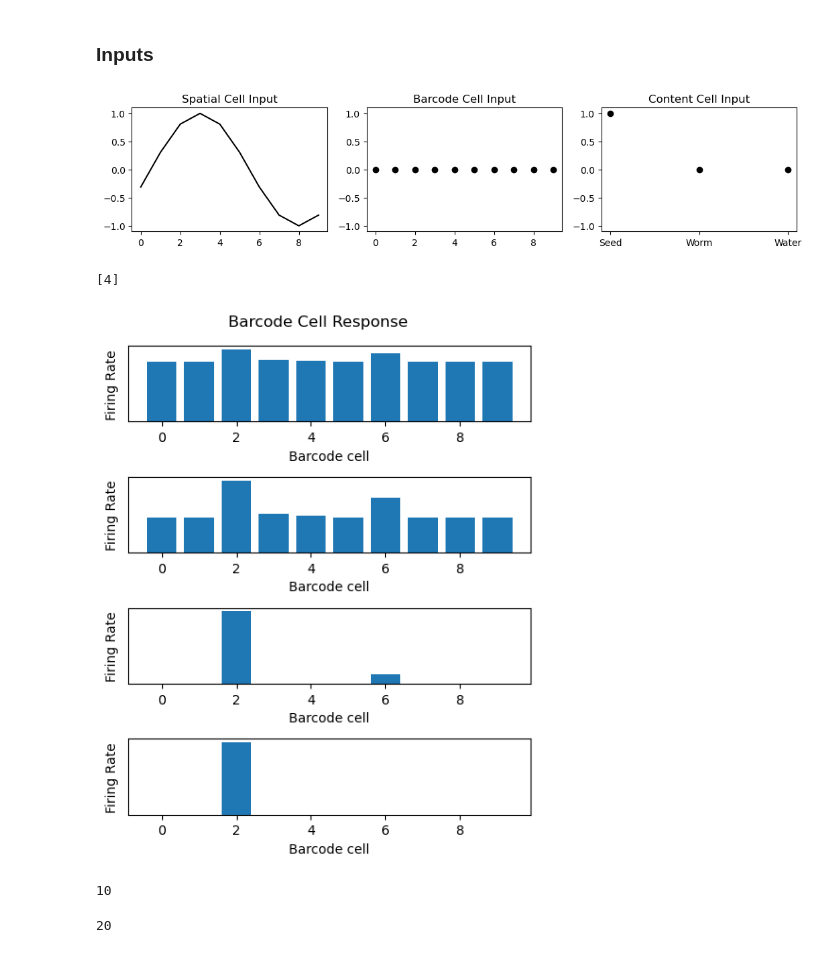
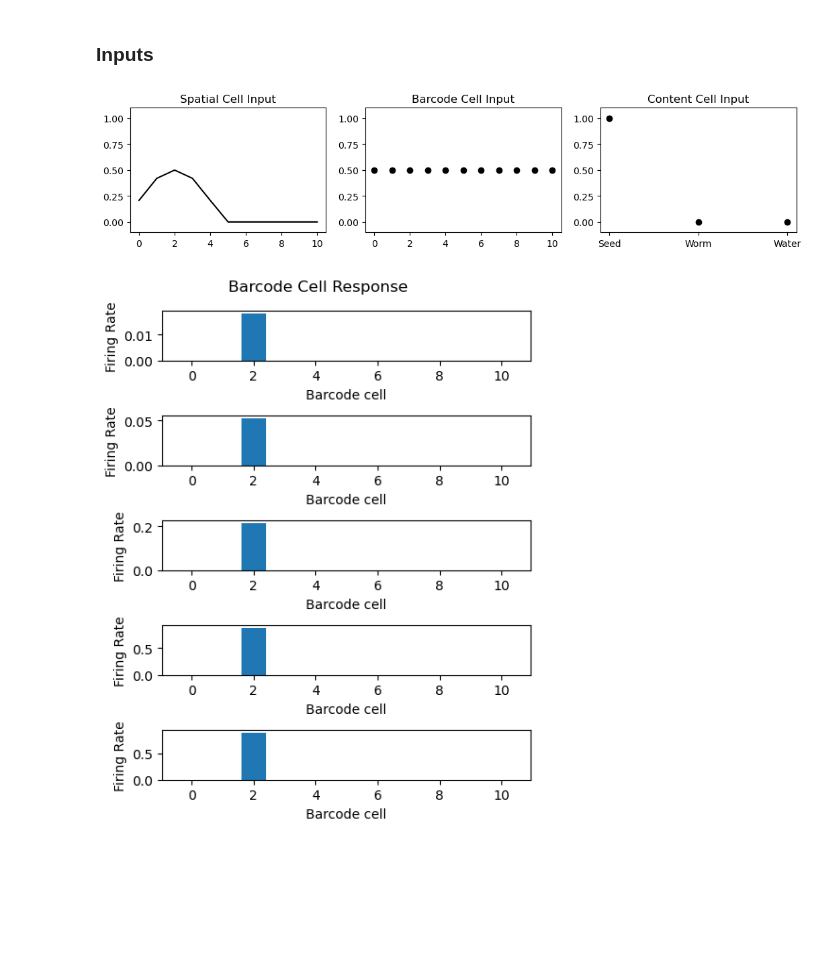
Before and after one commit to chingf/barcodes, a Jupyter notebook: Sandbox.ipynb, the cells around one changed output. Cells and saved outputs as stored; diff of their text form; code cells hidden in the pictures; blank space fills up the shorter version.

```diff
--- a/Sandbox.ipynb
+++ b/Sandbox.ipynb
@@ -114,7 +142,9 @@ def get_activity(
 # Capacity Plots
 # %%
 i = np.zeros(N)
-i[s_start:s_end] = make_bump(n_spatial, 3)
+i[s_start:s_end] = make_bump(n_spatial, 3, vm_params=(5,0.85))*0.02
+i[s_start:s_end] = make_bump(n_spatial, 3, vm_params=None)*0.5
+i[b_start:b_end] = 0.
 
 fig, axs = plt.subplots(1, 3, figsize=(6.4*2, 4.8*0.5))
 axs[0].plot(i[s_start:s_end], color='k')
@@ -125,6 +155,6 @@ axs[1].set_title('Barcode Cell Input')
 axs[2].set_title('Content Cell Input')
 axs[2].set_xticks([0,1,2], ['Seed', 'Worm', 'Water'])
 for ax in axs:
-    ax.set_ylim(-1.1, 1.1)
+    ax.set_ylim(-.1, 1.1)
 plt.show()
 # %% [output]
@@ -132,5 +162,5 @@ plt.show()
 # %%
-T = 10
+T = 20
 noise_std = 0.
 temps = [0.5, 1, 3, 10]
 fig, axs = plt.subplots(4, 1, figsize=(6.4*0.75, 4.8*1.25))
@@ -149,7 +179,6 @@ for temp_idx, temp in enumerate(temps):
     for t in range(T):
         line = T_lines[t]
         axs[temp_idx].plot(line, label=t, color=color[t])
-        axs[temp_idx].set_yticks([])
         axs[temp_idx].set_ylabel('Firing Rate')
         axs[temp_idx].set_xlabel('Current Location')
 plt.suptitle('Seed Cell Response')
@@ -188,5 +255,5 @@ plt.show()
 # %%
-T = 10
+T = 20
 noise_std = 0.
 temps = [0.5, 1, 3, 10]
 fig, axs = plt.subplots(4, 1, figsize=(6.4*0.75, 4.8*1.25))
@@ -248,7 +315,8 @@ plt.show()
 # %%
 # Given current location and seed type, what's the spatial gradient?
 i = np.zeros(N)
-i[s_start:s_end] = make_bump(n_spatial, 3)
+i[s_start:s_end] = make_bump(n_spatial, 2, vm_params=None)*0.5
+i[b_start:b_end] = 0.5
 i[SEED] = 1
 
 fig, axs = plt.subplots(1, 3, figsize=(6.4*2, 4.8*0.5))
@@ -260,51 +328,40 @@ axs[1].set_title('Barcode Cell Input')
 axs[2].set_title('Content Cell Input')
 axs[2].set_xticks([0,1,2], ['Seed', 'Worm', 'Water'])
 for ax in axs:
-    ax.set_ylim(-1.1, 1.1)
+    ax.set_ylim(-.1, 1.1)
 plt.show()
 # %% [output]
-[figure, old version]
+[figure, new version]
-# %%
-curr_loc
-# %% [output]
-[4]
 # %%
 from scipy.stats import sem
 # %%
-T = 10
-plot_t = 2
-iters = 20
+T = 20
+plot_t = 19
+iters = 40
 noise_std = 0.
-temps = [0.5, 1, 3, 10]
-fig, axs = plt.subplots(4, 1, figsize=(6.4*0.75, 4.8*1.25))
+temps = [0.3, 0.5, 1, 3, 10]
+fig, axs = plt.subplots(5, 1, figsize=(6.4*0.75, 4.8*1.25))
 
 for temp_idx, temp in enumerate(temps):
     X = []
     for _ in range(iters):
         i = np.zeros(N)
-        i[s_start:s_end] = make_bump(n_spatial, curr_loc[0]-1)
+        i[s_start:s_end] = make_bump(n_spatial, 2, vm_params=None)*0.5
+        i[b_start:b_end] = 0.5
         i[SEED] = 1
         noisy_i = i + np.random.normal(0, noise_std, size=i.size)
         activities = get_activity(T, noisy_i, softmax_temp=temp)
         x = activities[plot_t]
         X.append(x[b_start:b_end])
     X = np.array(X).T
     means = np.mean(X, axis=1)
     sems = sem(X, axis=1)
     axs[temp_idx].bar(np.arange(n_barcode), means, xerr=sems)
     axs[temp_idx].set_xlabel('Barcode cell')
     axs[temp_idx].set_ylabel('Firing Rate')
-    axs[temp_idx].set_yticks([])
+#     axs[temp_idx].set_yticks([])
 plt.suptitle('Barcode Cell Response')
 plt.tight_layout()
 plt.show()
 # %% [output]
-[figure, old version]
+[figure, new version]
-# %%
-b_start
-# %% [output]
-10
-# %%
-b_end
-# %% [output]
-20
```
Also changed, not shown: parts of 17 cells of this notebook.
